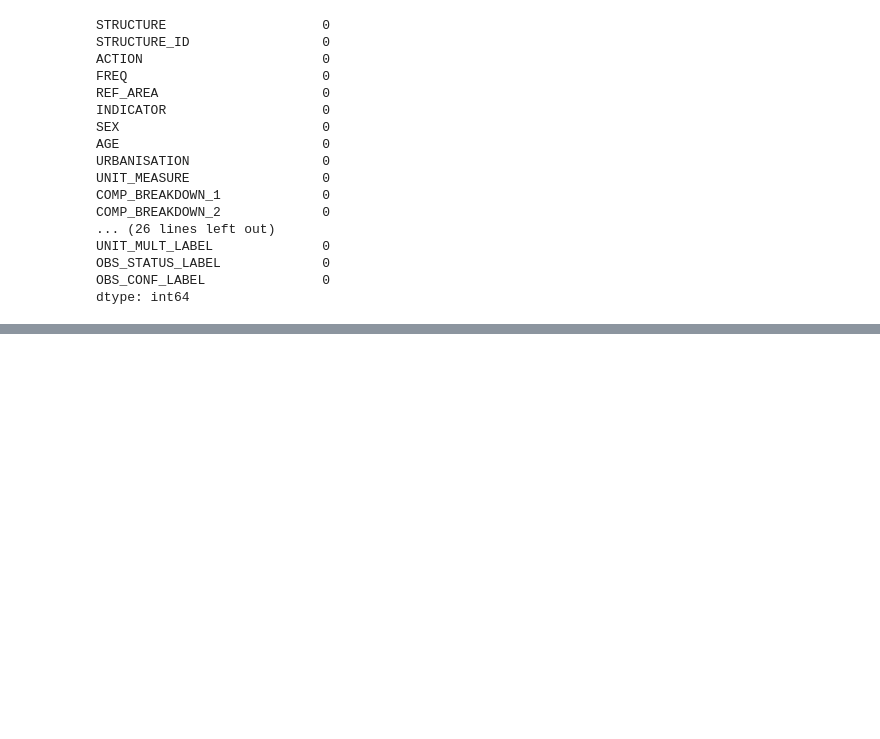
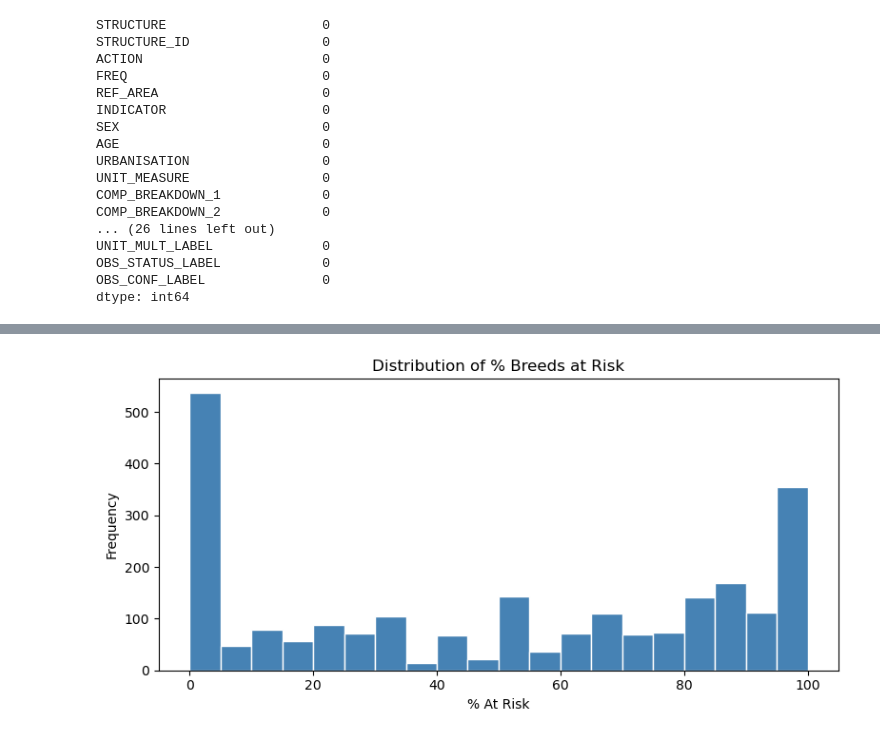
Before and after one commit to senara20240943-droid/Data-science-ICW, a Jupyter notebook: Data cleaning.ipynb, the cells around one changed output, grey strips where cells are left out. Cells and saved outputs as stored; diff of their text form; code cells hidden in the pictures; blank space fills up the shorter version.

```diff
--- a/Data cleaning.ipynb
+++ b/Data cleaning.ipynb
@@ -52,0 +83,5 @@ dtype: int64
+# %%
+import pandas as pd
+import matplotlib.pyplot as plt
+
+df = pd.read_csv("clean.csv")
@@ -52,0 +108,9 @@ dtype: int64
+# %%
+plt.figure(figsize=(8, 4))
+df["pct_at_risk"].plot(kind="hist", bins=20, color="steelblue", edgecolor="white")
+plt.title("Distribution of % Breeds at Risk")
+plt.xlabel("% At Risk")
+plt.tight_layout()
+plt.show()
+# %% [output]
+[figure, added]
```
Also changed, not shown: parts of 12 cells of this notebook, 1 other file.
